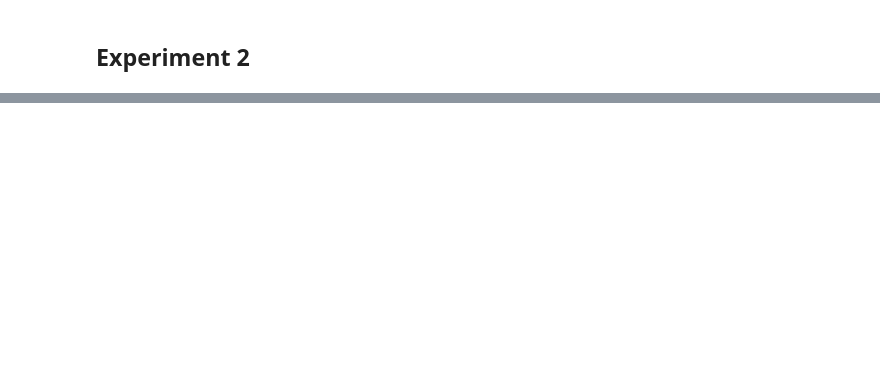
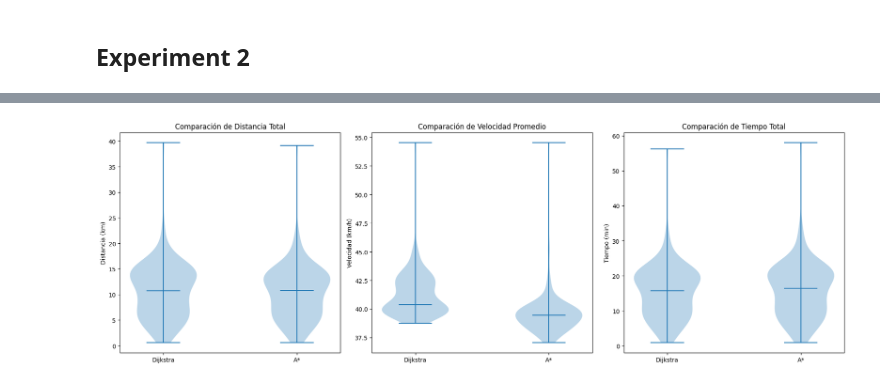
Before and after one commit to HugoAlejandro2002/IA-Project, a Jupyter notebook: pathfinding.ipynb, the cells around one changed output, grey strips where cells are left out. Cells and saved outputs as stored; diff of their text form; code cells hidden in the pictures; blank space fills up the shorter version.

```diff
--- a/pathfinding.ipynb
+++ b/pathfinding.ipynb
@@ -239,0 +417,34 @@ plot_heatmap("a_star")
+# %%
+# Prepara los datos para los diagramas de violín
+distances = [results['Dijkstra']['distances'], results['A*']['distances']]
+avg_speeds = [results['Dijkstra']['avg_speeds'], results['A*']['avg_speeds']]
+total_times = [results['Dijkstra']['total_times'], results['A*']['total_times']]
+
+# Asigna figuras y ejes para los gráficos
+fig, axs = plt.subplots(1, 3, figsize=(18, 6))
+
+# Diagrama de violín para Distancias
+axs[0].violinplot(distances, showmeans=False, showmedians=True)
+axs[0].set_title('Comparación de Distancia Total')
+axs[0].set_ylabel('Distancia (km)')
+axs[0].set_xticks([1, 2])
+axs[0].set_xticklabels(['Dijkstra', 'A*'])
+
+# Diagrama de violín para Velocidades Promedio
+axs[1].violinplot(avg_speeds, showmeans=False, showmedians=True)
+axs[1].set_title('Comparación de Velocidad Promedio')
+axs[1].set_ylabel('Velocidad (km/h)')
+axs[1].set_xticks([1, 2])
+axs[1].set_xticklabels(['Dijkstra', 'A*'])
+
+# Diagrama de violín para Tiempos Totales
+axs[2].violinplot(total_times, showmeans=False, showmedians=True)
+axs[2].set_title('Comparación de Tiempo Total')
+axs[2].set_ylabel('Tiempo (min)')
+axs[2].set_xticks([1, 2])
+axs[2].set_xticklabels(['Dijkstra', 'A*'])
+
+plt.tight_layout()
+plt.show()
+# %% [output]
+[figure, added]
```
Also changed, not shown: parts of 10 cells of this notebook, 5 other files.
